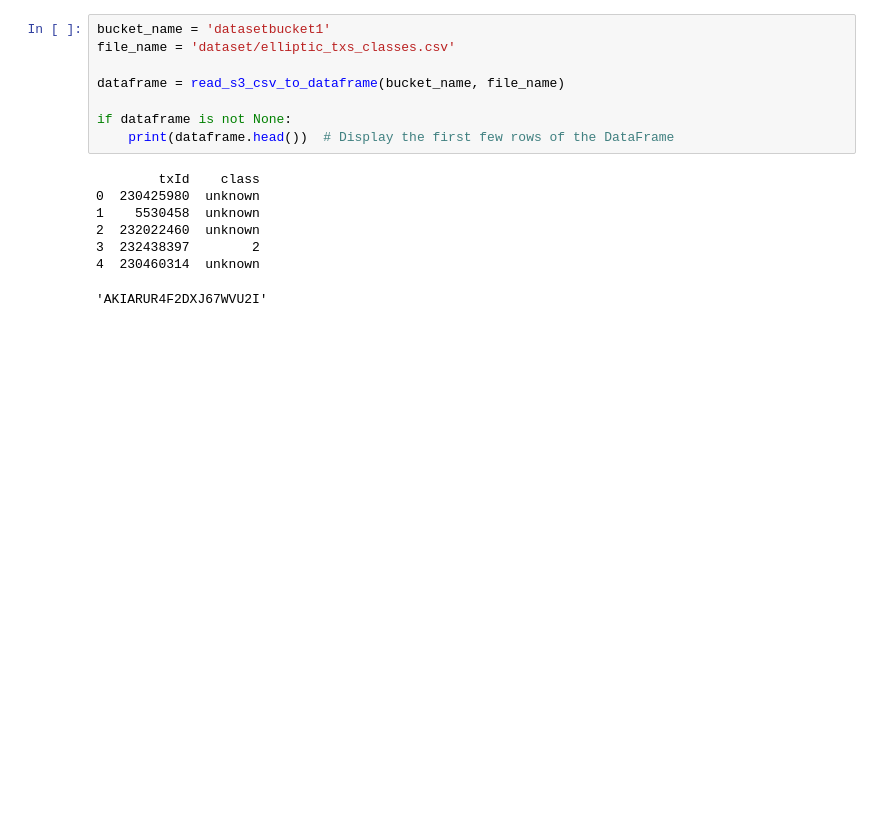
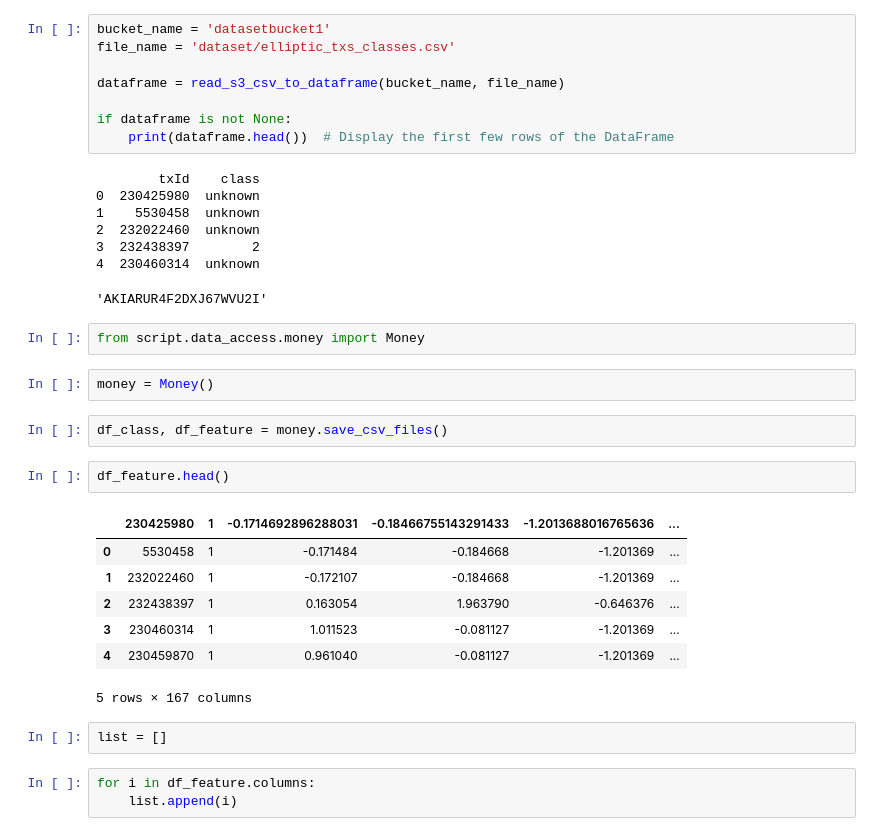
Before and after one commit to SuyodhanJ6/Money-Laundering-Prevention, a Jupyter notebook: notebook/hug_dataset.ipynb, the cells around one changed output. Drawn from its saved outputs; the diff is of its cells as text; blank space fills up the shorter version.

Commit message:
Changing data reading local to s3

```diff
--- a/notebook/hug_dataset.ipynb
+++ b/notebook/hug_dataset.ipynb
@@ -171,3 +171,24 @@ if dataframe is not None:
 # %%
 # %% [output]
 'AKIARUR4F2DXJ67WVU2I'
+# %%
+from script.data_access.money import Money
+# %%
+money = Money()
+# %%
+df_class, df_feature = money.save_csv_files()
+# %%
+df_feature.head()
+# %% [output]
+|  | 230425980 | 1 | -0.1714692896288031 | -0.18466755143291433 | -1.2013688016765636 | ... |
+| 0 | 5530458 | 1 | -0.171484 | -0.184668 | -1.201369 | ... |
+| 1 | 232022460 | 1 | -0.172107 | -0.184668 | -1.201369 | ... |
+| 2 | 232438397 | 1 | 0.163054 | 1.963790 | -0.646376 | ... |
+| 3 | 230460314 | 1 | 1.011523 | -0.081127 | -1.201369 | ... |
+| 4 | 230459870 | 1 | 0.961040 | -0.081127 | -1.201369 | ... |
+5 rows × 167 columns
+# %%
+list = []
+# %%
+for i in df_feature.columns:
+    list.append(i)
```
Also changed, not shown: parts of 3 cells of this notebook, 3 other files.
